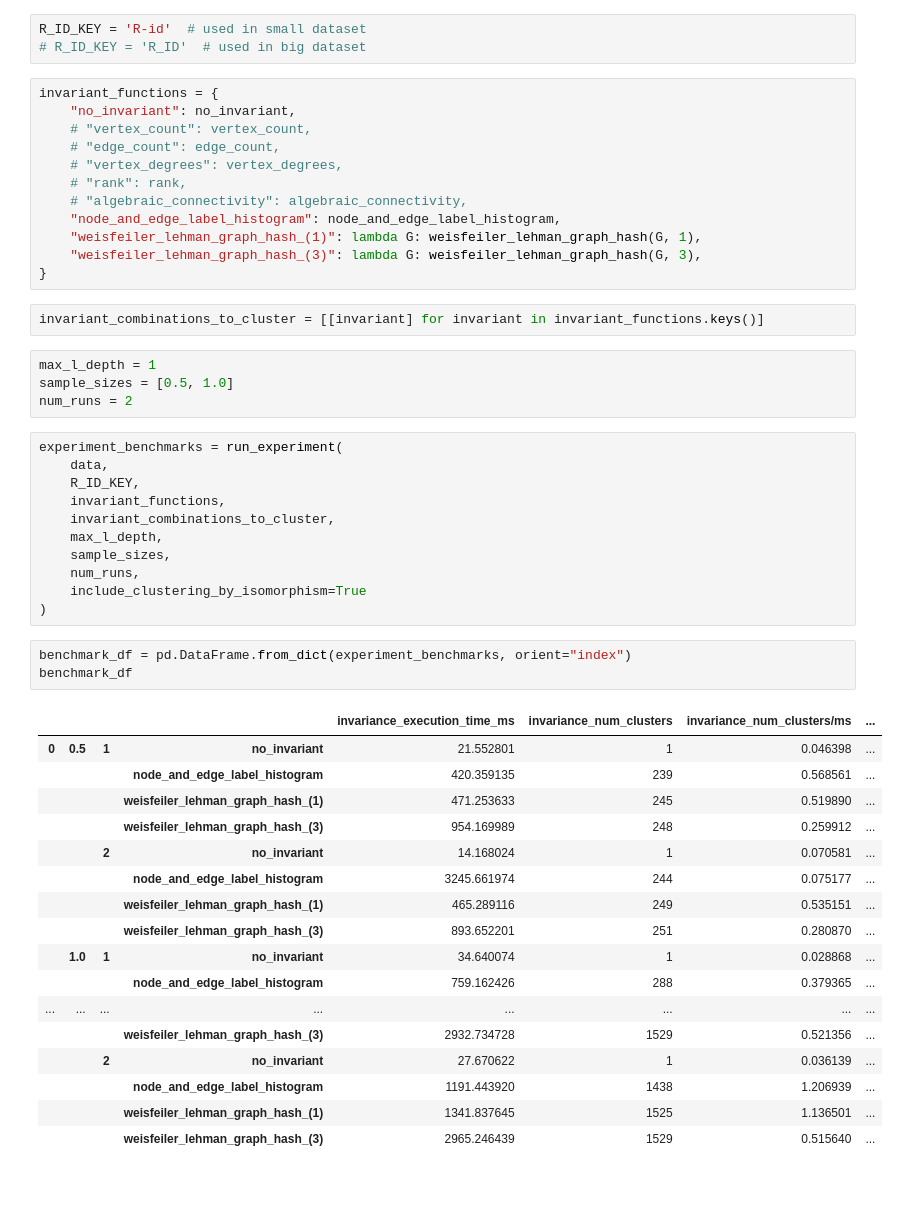
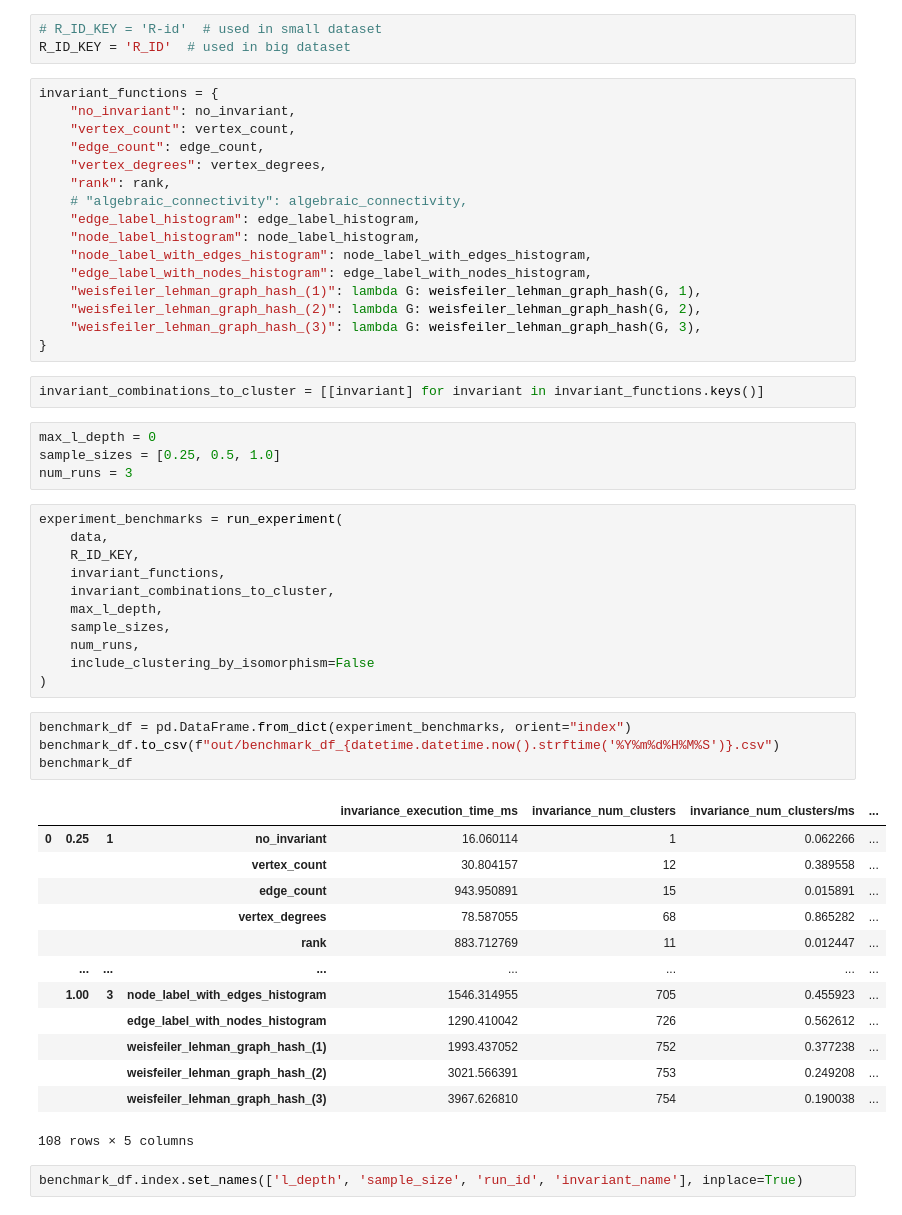
Before and after one commit to nils-schroeder/graph_theory_course, a Jupyter notebook: run_experiment.ipynb, the cells around one changed output. Drawn from its saved outputs; the diff is of its cells as text; blank space fills up the shorter version.

```diff
--- a/run_experiment.ipynb
+++ b/run_experiment.ipynb
@@ -10,24 +14,28 @@ data = load('data/ITS_graphs.pkl.gz')
 # %%
-R_ID_KEY = 'R-id'  # used in small dataset
-# R_ID_KEY = 'R_ID'  # used in big dataset
+# R_ID_KEY = 'R-id'  # used in small dataset
+R_ID_KEY = 'R_ID'  # used in big dataset
 # %%
 invariant_functions = {
     "no_invariant": no_invariant,
-    # "vertex_count": vertex_count,
-    # "edge_count": edge_count,
-    # "vertex_degrees": vertex_degrees,
-    # "rank": rank,
+    "vertex_count": vertex_count,
+    "edge_count": edge_count,
+    "vertex_degrees": vertex_degrees,
+    "rank": rank,
     # "algebraic_connectivity": algebraic_connectivity,
-    "node_and_edge_label_histogram": node_and_edge_label_histogram,
+    "edge_label_histogram": edge_label_histogram,
+    "node_label_histogram": node_label_histogram,
+    "node_label_with_edges_histogram": node_label_with_edges_histogram,
+    "edge_label_with_nodes_histogram": edge_label_with_nodes_histogram,
     "weisfeiler_lehman_graph_hash_(1)": lambda G: weisfeiler_lehman_graph_hash(G, 1),
+    "weisfeiler_lehman_graph_hash_(2)": lambda G: weisfeiler_lehman_graph_hash(G, 2),
     "weisfeiler_lehman_graph_hash_(3)": lambda G: weisfeiler_lehman_graph_hash(G, 3),
 }
 # %%
 invariant_combinations_to_cluster = [[invariant] for invariant in invariant_functions.keys()]
 # %%
-max_l_depth = 1
-sample_sizes = [0.5, 1.0]
-num_runs = 2
+max_l_depth = 0
+sample_sizes = [0.25, 0.5, 1.0]
+num_runs = 3
 # %%
 experiment_benchmarks = run_experiment(
     data,
@@ -37,26 +45,25 @@ experiment_benchmarks = run_experiment(
     max_l_depth,
     sample_sizes,
     num_runs,
-    include_clustering_by_isomorphism=True
+    include_clustering_by_isomorphism=False
 )
 # %%
 benchmark_df = pd.DataFrame.from_dict(experiment_benchmarks, orient="index")
+benchmark_df.to_csv(f"out/benchmark_df_{datetime.datetime.now().strftime('%Y%m%d%H%M%S')}.csv")
 benchmark_df
 # %% [output]
 |  |  |  |  | invariance_execution_time_ms | invariance_num_clusters | invariance_num_clusters/ms | ... |
-| 0 | 0.5 | 1 | no_invariant | 21.552801 | 1 | 0.046398 | ... |
-|  |  |  | node_and_edge_label_histogram | 420.359135 | 239 | 0.568561 | ... |
-|  |  |  | weisfeiler_lehman_graph_hash_(1) | 471.253633 | 245 | 0.519890 | ... |
-|  |  |  | weisfeiler_lehman_graph_hash_(3) | 954.169989 | 248 | 0.259912 | ... |
-|  |  | 2 | no_invariant | 14.168024 | 1 | 0.070581 | ... |
-|  |  |  | node_and_edge_label_histogram | 3245.661974 | 244 | 0.075177 | ... |
-|  |  |  | weisfeiler_lehman_graph_hash_(1) | 465.289116 | 249 | 0.535151 | ... |
-|  |  |  | weisfeiler_lehman_graph_hash_(3) | 893.652201 | 251 | 0.280870 | ... |
-|  | 1.0 | 1 | no_invariant | 34.640074 | 1 | 0.028868 | ... |
-|  |  |  | node_and_edge_label_histogram | 759.162426 | 288 | 0.379365 | ... |
-| ... | ... | ... | ... | ... | ... | ... | ... |
-|  |  |  | weisfeiler_lehman_graph_hash_(3) | 2932.734728 | 1529 | 0.521356 | ... |
-|  |  | 2 | no_invariant | 27.670622 | 1 | 0.036139 | ... |
-|  |  |  | node_and_edge_label_histogram | 1191.443920 | 1438 | 1.206939 | ... |
-|  |  |  | weisfeiler_lehman_graph_hash_(1) | 1341.837645 | 1525 | 1.136501 | ... |
-|  |  |  | weisfeiler_lehman_graph_hash_(3) | 2965.246439 | 1529 | 0.515640 | ... |
+| 0 | 0.25 | 1 | no_invariant | 16.060114 | 1 | 0.062266 | ... |
+|  |  |  | vertex_count | 30.804157 | 12 | 0.389558 | ... |
+|  |  |  | edge_count | 943.950891 | 15 | 0.015891 | ... |
+|  |  |  | vertex_degrees | 78.587055 | 68 | 0.865282 | ... |
+|  |  |  | rank | 883.712769 | 11 | 0.012447 | ... |
+|  | ... | ... | ... | ... | ... | ... | ... |
+|  | 1.00 | 3 | node_label_with_edges_histogram | 1546.314955 | 705 | 0.455923 | ... |
+|  |  |  | edge_label_with_nodes_histogram | 1290.410042 | 726 | 0.562612 | ... |
+|  |  |  | weisfeiler_lehman_graph_hash_(1) | 1993.437052 | 752 | 0.377238 | ... |
+|  |  |  | weisfeiler_lehman_graph_hash_(2) | 3021.566391 | 753 | 0.249208 | ... |
+|  |  |  | weisfeiler_lehman_graph_hash_(3) | 3967.626810 | 754 | 0.190038 | ... |
+108 rows × 5 columns
+# %%
+benchmark_df.index.set_names(['l_depth', 'sample_size', 'run_id', 'invariant_name'], inplace=True)
```
Also changed, not shown: parts of 9 cells of this notebook, 7 other files.
